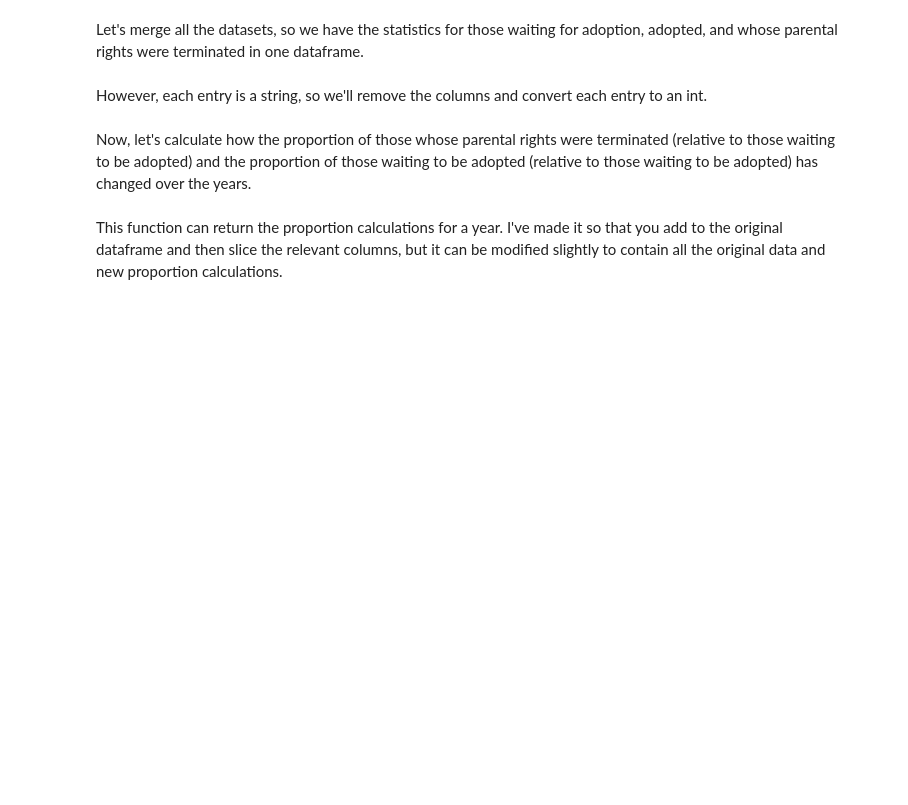
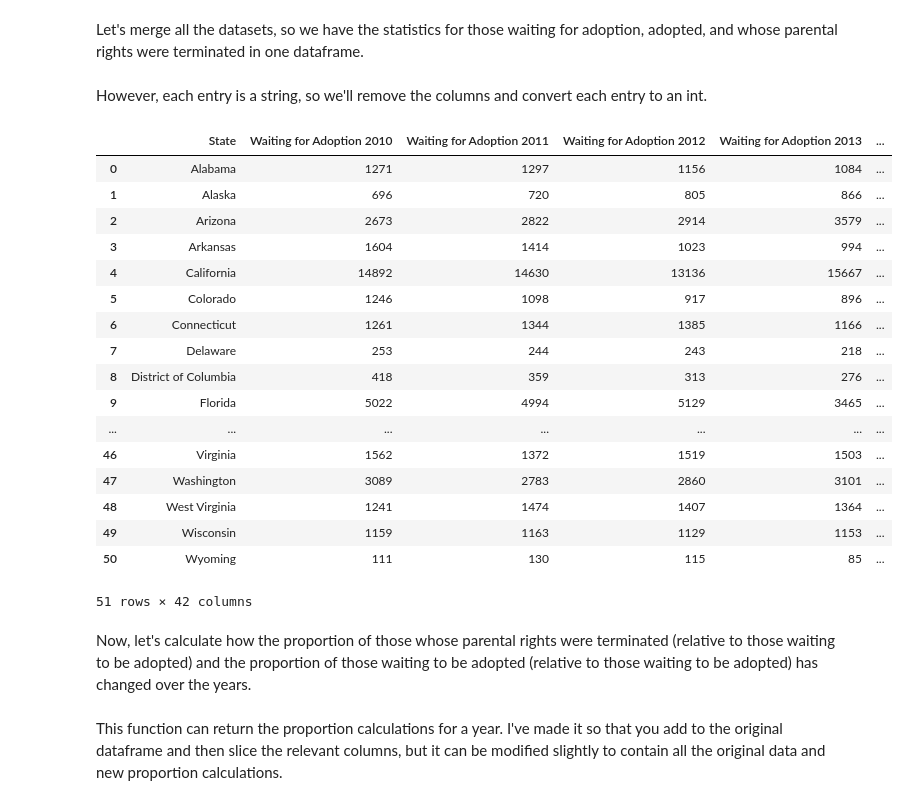
Before and after one commit to parkerfh/CS216_FinalProject, a Jupyter notebook: Yvonne's Data Wrangling/Adoption Data.ipynb, the cells around one changed output. Drawn from its saved outputs; the diff is of its cells as text; code cells hidden in the pictures; blank space fills up the shorter version.

```diff
--- a/Yvonne's Data Wrangling/Adoption Data.ipynb
+++ b/Yvonne's Data Wrangling/Adoption Data.ipynb
@@ -49,4 +50,26 @@ However, each entry is a string, so we'll remove the columns and convert each en
 # %%
 for col in combined.columns.values[1:]:
     combined[col] = combined[col].str.replace(",","").astype(int)
+# %%
+combined = pd.merge(combined, statefips, left_on = "State", right_on = "STATE", how = "inner").drop(['STATE'], axis=1)
+combined
+# %% [output]
+|  | State | Waiting for Adoption 2010 | Waiting for Adoption 2011 | Waiting for Adoption 2012 | Waiting for Adoption 2013 | ... |
+| 0 | Alabama | 1271 | 1297 | 1156 | 1084 | ... |
+| 1 | Alaska | 696 | 720 | 805 | 866 | ... |
+| 2 | Arizona | 2673 | 2822 | 2914 | 3579 | ... |
+| 3 | Arkansas | 1604 | 1414 | 1023 | 994 | ... |
+| 4 | California | 14892 | 14630 | 13136 | 15667 | ... |
+| 5 | Colorado | 1246 | 1098 | 917 | 896 | ... |
+| 6 | Connecticut | 1261 | 1344 | 1385 | 1166 | ... |
+| 7 | Delaware | 253 | 244 | 243 | 218 | ... |
+| 8 | District of Columbia | 418 | 359 | 313 | 276 | ... |
+| 9 | Florida | 5022 | 4994 | 5129 | 3465 | ... |
+| ... | ... | ... | ... | ... | ... | ... |
+| 46 | Virginia | 1562 | 1372 | 1519 | 1503 | ... |
+| 47 | Washington | 3089 | 2783 | 2860 | 3101 | ... |
+| 48 | West Virginia | 1241 | 1474 | 1407 | 1364 | ... |
+| 49 | Wisconsin | 1159 | 1163 | 1129 | 1153 | ... |
+| 50 | Wyoming | 111 | 130 | 115 | 85 | ... |
+51 rows × 42 columns
 # %%
```
Also changed, not shown: parts of 5 cells of this notebook, 2 other files.
